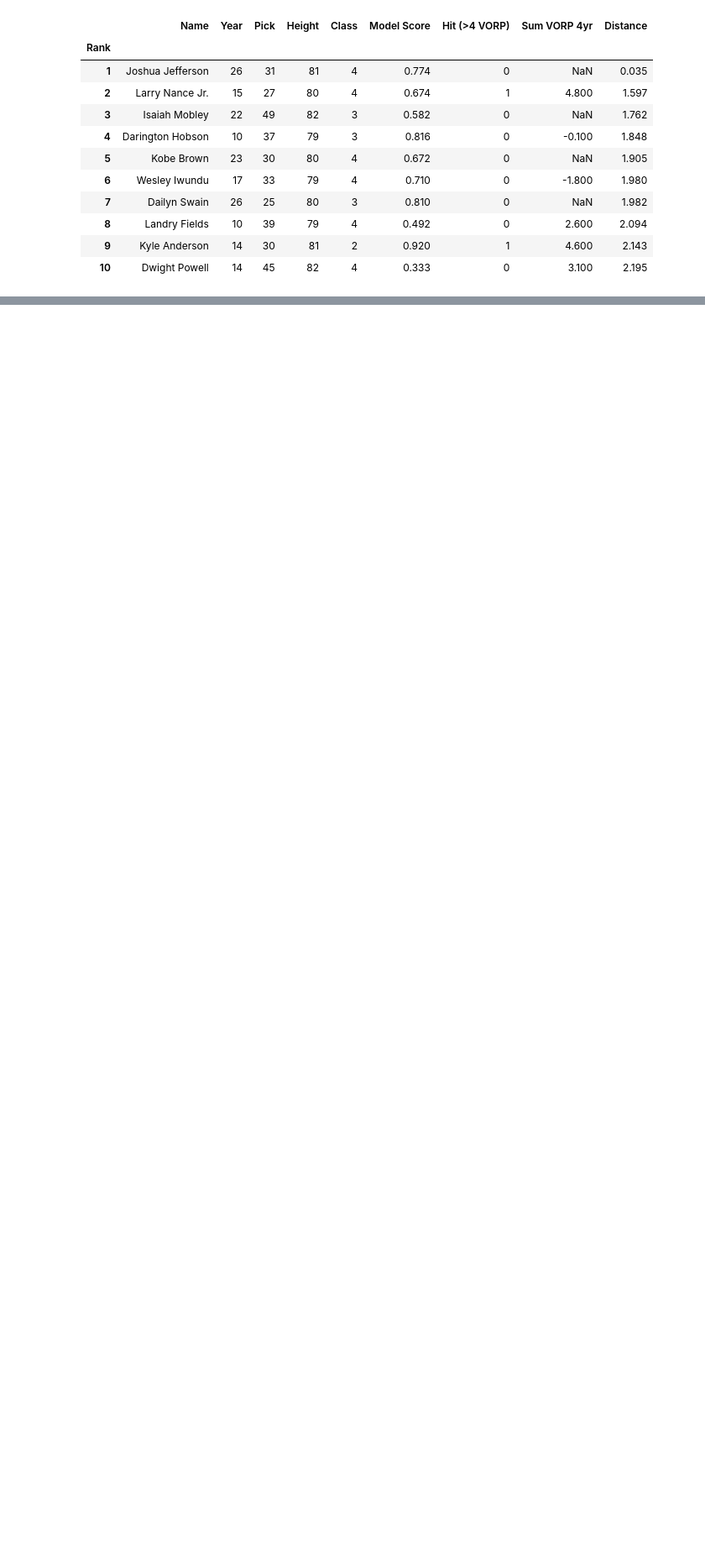
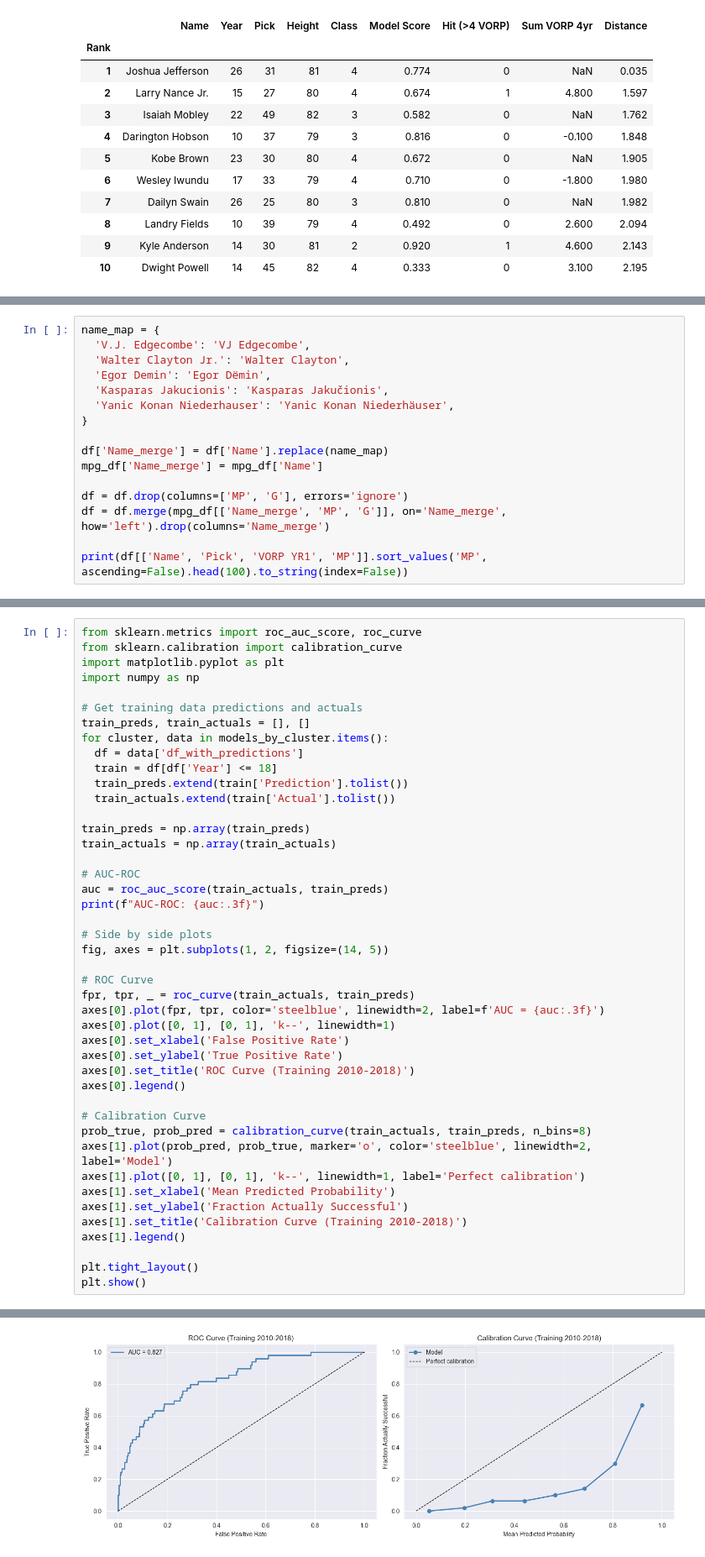
Before and after one commit to dannyharlan05/ncaab-nba-predictor, a Jupyter notebook: NCAAB Predictor.ipynb, the cells around one changed output, grey strips where cells are left out. Shown at 84% size. Saved outputs shown, nothing was run; the diff lists cells and outputs as text; blank space fills up the shorter version.

```diff
--- a/NCAAB Predictor.ipynb
+++ b/NCAAB Predictor.ipynb
@@ -3073,0 +3394,16 @@ Features used: ['LogUsg/Ast', 'DraftValue', 'LogREB', 'LogFT%', 'TO', 'Height_in
+# %%
+name_map = {
+  'V.J. Edgecombe': 'VJ Edgecombe',
+  'Walter Clayton Jr.': 'Walter Clayton',
+  'Egor Demin': 'Egor Dёmin',
+  'Kasparas Jakucionis': 'Kasparas Jakučionis',
+  'Yanic Konan Niederhauser': 'Yanic Konan Niederhäuser',
+}
+
+df['Name_merge'] = df['Name'].replace(name_map)
+mpg_df['Name_merge'] = mpg_df['Name']
+
+df = df.drop(columns=['MP', 'G'], errors='ignore')
+df = df.merge(mpg_df[['Name_merge', 'MP', 'G']], on='Name_merge', how='left').drop(columns='Name_merge')
+
+print(df[['Name', 'Pick', 'VORP YR1', 'MP']].sort_values('MP', ascending=False).head(100).to_string(index=False))
@@ -3073,0 +3467,45 @@ Features used: ['LogUsg/Ast', 'DraftValue', 'LogREB', 'LogFT%', 'TO', 'Height_in
+# %%
+from sklearn.metrics import roc_auc_score, roc_curve
+from sklearn.calibration import calibration_curve
+import matplotlib.pyplot as plt
+import numpy as np
+
+# Get training data predictions and actuals
+train_preds, train_actuals = [], []
+for cluster, data in models_by_cluster.items():
+  df = data['df_with_predictions']
+  train = df[df['Year'] <= 18]
+  train_preds.extend(train['Prediction'].tolist())
+  train_actuals.extend(train['Actual'].tolist())
+
+train_preds = np.array(train_preds)
+train_actuals = np.array(train_actuals)
+
+# AUC-ROC
+auc = roc_auc_score(train_actuals, train_preds)
+print(f"AUC-ROC: {auc:.3f}")
+
+# Side by side plots
+fig, axes = plt.subplots(1, 2, figsize=(14, 5))
+
+# ROC Curve
+fpr, tpr, _ = roc_curve(train_actuals, train_preds)
+axes[0].plot(fpr, tpr, color='steelblue', linewidth=2, label=f'AUC = {auc:.3f}')
+axes[0].plot([0, 1], [0, 1], 'k--', linewidth=1)
+axes[0].set_xlabel('False Positive Rate')
+axes[0].set_ylabel('True Positive Rate')
+axes[0].set_title('ROC Curve (Training 2010-2018)')
+axes[0].legend()
+
+# Calibration Curve
+prob_true, prob_pred = calibration_curve(train_actuals, train_preds, n_bins=8)
+axes[1].plot(prob_pred, prob_true, marker='o', color='steelblue', linewidth=2, label='Model')
+axes[1].plot([0, 1], [0, 1], 'k--', linewidth=1, label='Perfect calibration')
+axes[1].set_xlabel('Mean Predicted Probability')
+axes[1].set_ylabel('Fraction Actually Successful')
+axes[1].set_title('Calibration Curve (Training 2010-2018)')
+axes[1].legend()
+
+plt.tight_layout()
+plt.show()
+# %% [output]
@@ -3073,0 +3513 @@ Features used: ['LogUsg/Ast', 'DraftValue', 'LogREB', 'LogFT%', 'TO', 'Height_in
+[figure, added]
```
Also changed, not shown: parts of 27 cells of this notebook, 2 other files.
